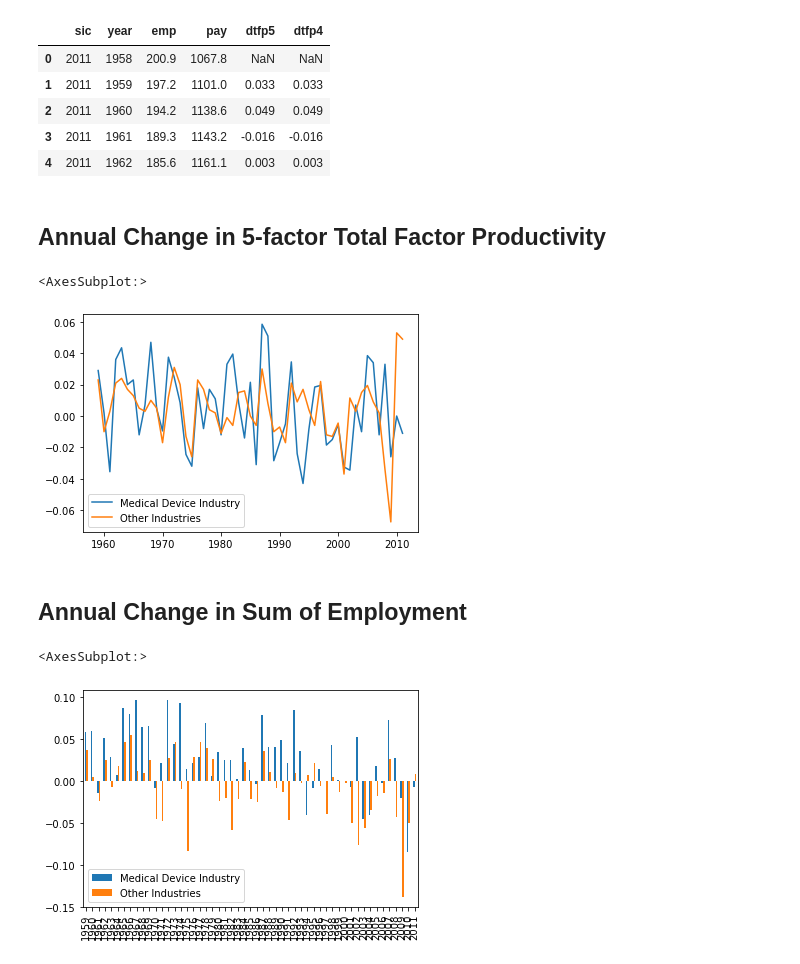
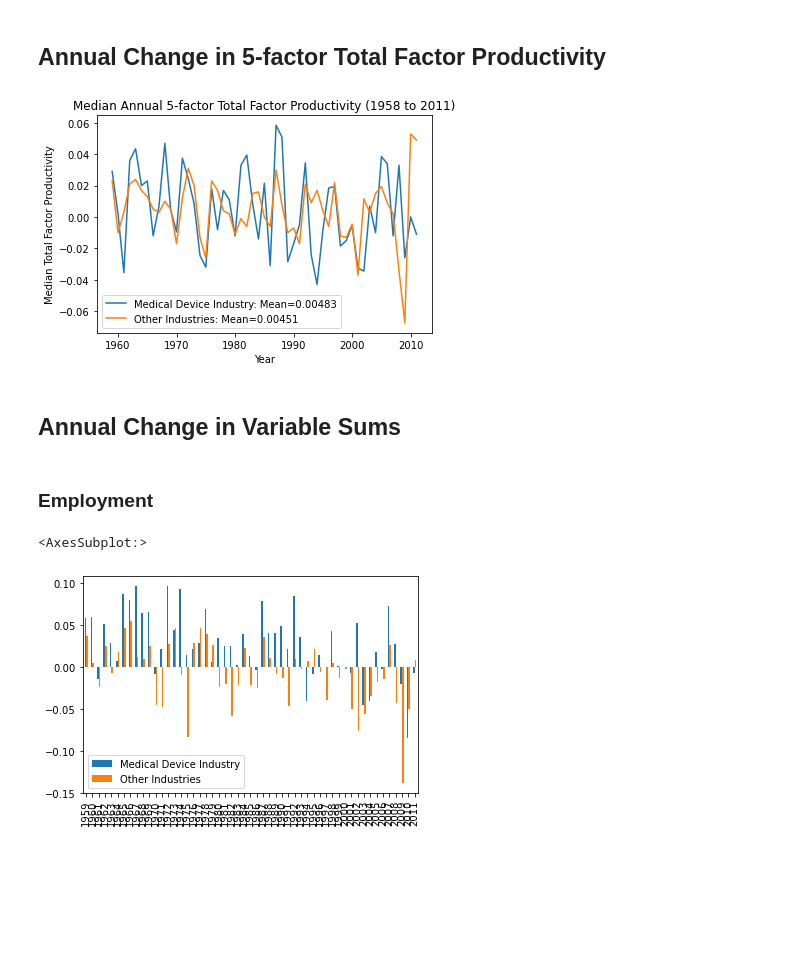
Before and after one commit to BriceB-20/Medical-Device-Project, a Jupyter notebook: Industry Analysis.ipynb, the cells around one changed output. Drawn from its saved outputs; the diff is of its cells as text; code cells hidden in the pictures; blank space fills up the shorter version.

Commit message:
Refining plotting functions

```diff
--- a/Industry Analysis.ipynb
+++ b/Industry Analysis.ipynb
@@ -5,12 +42,3 @@ df = pd.read_excel(r"mod_NBER-CES Manufacturing Industry Database (sic5811).xls"
 # %%
 device_sic = [3693, 3841, 3842, 3843, 3851]  #From Managing the Medical Arms Race
-# %%
-df.head()
-# %% [output]
-|  | sic | year | emp | pay | dtfp5 | dtfp4 |
-| 0 | 2011 | 1958 | 200.9 | 1067.8 | NaN | NaN |
-| 1 | 2011 | 1959 | 197.2 | 1101.0 | 0.033 | 0.033 |
-| 2 | 2011 | 1960 | 194.2 | 1138.6 | 0.049 | 0.049 |
-| 3 | 2011 | 1961 | 189.3 | 1143.2 | -0.016 | -0.016 |
-| 4 | 2011 | 1962 | 185.6 | 1161.1 | 0.003 | 0.003 |
 # %%
@@ -29,6 +57,26 @@ other_years = other_df.groupby(["year"])
 # %%
 #Produce dictionary of data
 device_dtfp5 = {"Medical Device Industry":[], "Other Industries":[]}
-for i in range(1959, 2012):
+for i in range(1959, (2011 + 1)): # Ranges are not inclusive of the last value
     device_dtfp5["Medical Device Industry"].append(device_years.get_group(i)["dtfp5"].median())
     device_dtfp5["Other Industries"].append(other_years.get_group(i)["dtfp5"].median())
+
+productivity_df = pd.DataFrame.from_dict(device_dtfp5).set_index(pd.Index(list(range(1959, 2012))))
+# %%
+fig, ax = plt.subplots()
+plt.plot(productivity_df)
+
+plt.legend(["Medical Device Industry: Mean={}".format(str(round(productivity_df["Medical Device Industry"].mean(), 5))),
+            "Other Industries: Mean={}".format(str(round(productivity_df["Other Industries"].mean(), 5)))],
+            loc ="lower left")
+plt.xlabel("Year")
+plt.ylabel("Median Total Factor Productivity")
+plt.title("Median Annual 5-factor Total Factor Productivity (1958 to 2011)")
+
+ax.tick_params(labelrotation=0)
+
+plt.show()
+# %% [output]
+[figure, added]
+# %% [markdown]
+## Annual Change in Variable Sums
@@ -35,7 +111,7 @@ for i in range(1959, 2012):
+# %% [markdown]
+### Employment
 # %%
-pd.DataFrame.from_dict(device_dtfp5).set_index(pd.Index(list(range(1959, 2012)))).plot(kind='line')
+pd.DataFrame.from_dict(find_delta_with_sums(device_years, other_years, "emp")).set_index(pd.Index(list(range(1959, 2012)))).plot(kind='bar')
 # %% [output]
 <AxesSubplot:>
-[figure, old version]
+[figure, new version]
-# %% [markdown]
-## Annual Change in Sum of Employment
@@ -54,6 +117,0 @@ def find_delta_with_sums(device_years_inner, other_years_inner, column):
-# %%
-# Employment
-pd.DataFrame.from_dict(find_delta_with_sums(device_years, other_years, "emp")).set_index(pd.Index(list(range(1959, 2012)))).plot(kind='bar')
-# %% [output]
-<AxesSubplot:>
-[figure, removed]
```
Also changed, not shown: parts of 11 cells of this notebook.
